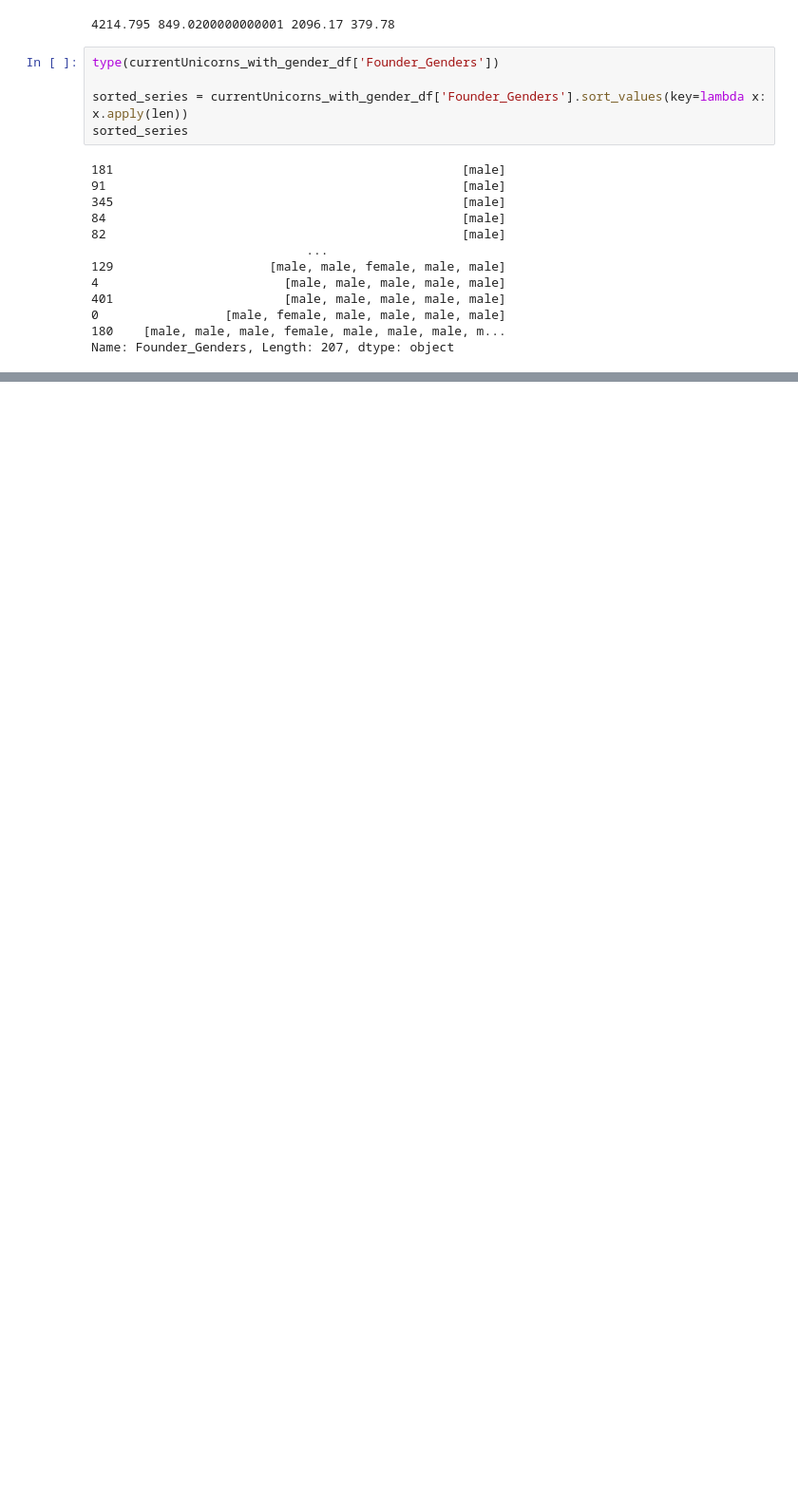
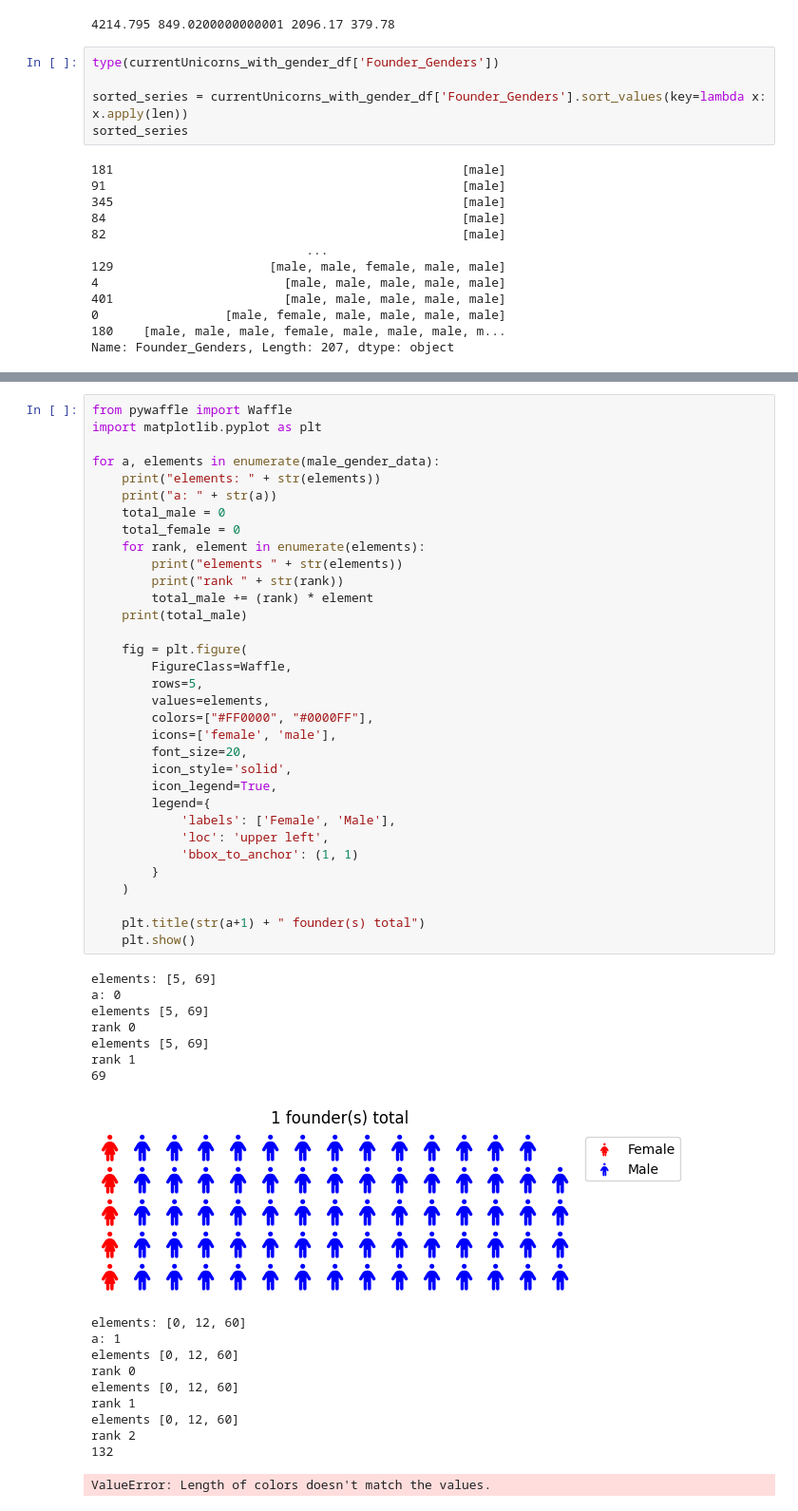
Before and after one commit to viktorpantushev/gender-aspekte-bei-unicorns, a Jupyter notebook: gender_aspekte_bei_unicorns.ipynb, the cells around one changed output, grey strips where cells are left out. Shown at 95% size. Cells and saved outputs as stored; diff of their text form; blank space fills up the shorter version.

```diff
--- a/gender_aspekte_bei_unicorns.ipynb
+++ b/gender_aspekte_bei_unicorns.ipynb
@@ -296,0 +305,52 @@ for a in male_gender_data:
+# %%
+from pywaffle import Waffle
+import matplotlib.pyplot as plt
+
+for a, elements in enumerate(male_gender_data):
+    print("elements: " + str(elements))
+    print("a: " + str(a))
+    total_male = 0
+    total_female = 0
+    for rank, element in enumerate(elements):
+        print("elements " + str(elements))
+        print("rank " + str(rank))
+        total_male += (rank) * element
+    print(total_male)
+
+    fig = plt.figure(
+        FigureClass=Waffle,
+        rows=5,
+        values=elements,
+        colors=["#FF0000", "#0000FF"],
+        icons=['female', 'male'],
+        font_size=20,
+        icon_style='solid',
+        icon_legend=True,
+        legend={
+            'labels': ['Female', 'Male'],
+            'loc': 'upper left',
+            'bbox_to_anchor': (1, 1)
+        }
+    )
+
+    plt.title(str(a+1) + " founder(s) total")
+    plt.show()
+# %% [output]
+elements: [5, 69]
+a: 0
+elements [5, 69]
+rank 0
+elements [5, 69]
+rank 1
+69
+[figure, added]
+elements: [0, 12, 60]
+a: 1
+elements [0, 12, 60]
+rank 0
+elements [0, 12, 60]
+rank 1
+elements [0, 12, 60]
+rank 2
+132
+ValueError: Length of colors doesn't match the values.
```
Also changed, not shown: parts of 2 cells of this notebook.
